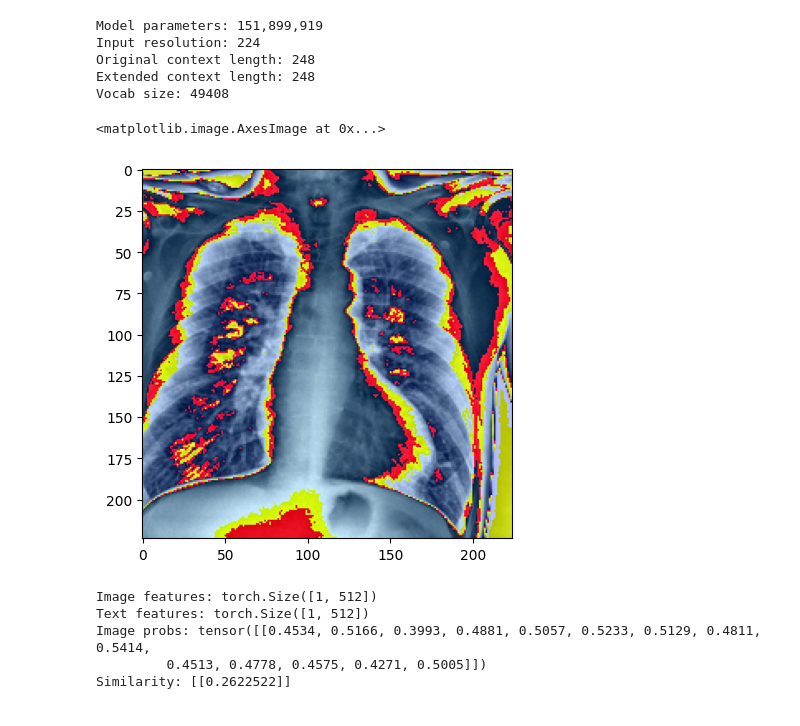
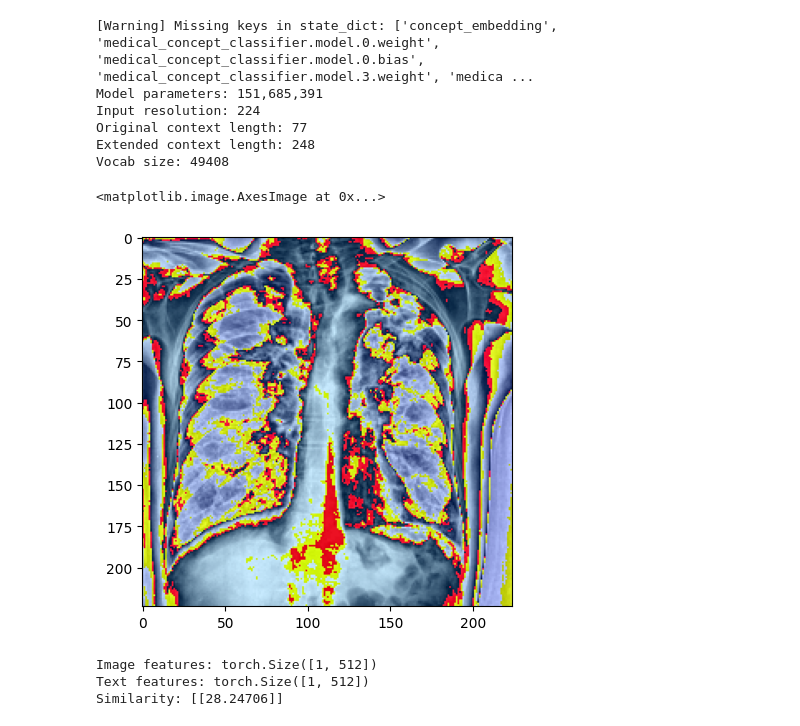
Before and after one commit to tudormihaita/cxr-report-gen, a Jupyter notebook: notebooks/clip-xr-gen-demo.ipynb, the cells around one changed output. Drawn from its saved outputs; the diff is of its cells as text; code cells hidden in the pictures.

Commit message:
demonstration of fine-tuning on a CLIP model for image-text alignment for radiology datasets, based on CheXzero's approach.

```diff
--- a/notebooks/clip-xr-gen-demo.ipynb
+++ b/notebooks/clip-xr-gen-demo.ipynb
@@ -9,7 +10,7 @@ from PIL import Image
 from torchvision import transforms
 from loaders import CxrDataLoader
 # %%
-CHECKPOINT_PATH = "./output/clip_cxr_model.pt"
+CHECKPOINT_PATH = "./output"
 
 args = argparse.Namespace(
     dataset_name='iu-xray',
@@ -18,7 +19,8 @@ args = argparse.Namespace(
     max_seq_length=248
 )
 # %%
-model, preprocess = clip.load(CHECKPOINT_PATH, load_from_clip=False, load_checkpoint=True)
+model_path = os.path.join(CHECKPOINT_PATH, "best_128_5e-05_original_22000_0.855.pt")
+model, preprocess = clip.load(model_path, load_from_clip=False, load_checkpoint=True)
 
 input_resolution = model.visual.input_resolution
 context_length = model.context_length
@@ -31,47 +33,47 @@ print("Original context length:", context_length)
 print("Extended context length:", extended_context_length)
 print("Vocab size:", vocab_size)
 # %% [output]
-Model parameters: 151,899,919
+[Warning] Missing keys in state_dict: ['concept_embedding', 'medical_concept_classifier.model.0.weight', 'medical_concept_classifier.model.0.bias', 'medical_concept_classifier.model.3.weight', 'medica ...
+Model parameters: 151,685,391
 Input resolution: 224
-Original context length: 248
+Original context length: 77
 Extended context length: 248
 Vocab size: 49408
 # %%
-test_loader = CxrDataLoader(args, split='test', transform=preprocess)
+test_loader = CxrDataLoader(args, split='val', transform=preprocess)
 
 test_loader_iter = iter(test_loader)
 entry = next(test_loader_iter)
 
 image = transforms.ToPILImage()(entry["image"][0])
 image = image.convert("RGB")
 
 plt.imshow(image, cmap="gray")
 # %% [output]
 <matplotlib.image.AxesImage at 0x...>
-[figure, old version]
+[figure, new version]
 # %%
 image_tensor = entry["image"][0].unsqueeze(0)
 report = entry["report"][0]
 
 proj_features, image_features = model.encode_image(image_tensor)
-text_features = model.encode_text(clip.tokenize(report)).float()
+text_features = model.encode_text(clip.tokenize(report, extended_context=False)).float()
 
 print(f"Image features: {proj_features.shape}")
 print(f"Text features: {text_features.shape}")
 
 proj_features /= proj_features.norm(dim=-1, keepdim=True)
 text_features /= text_features.norm(dim=-1, keepdim=True)
-similarity = text_features.detach().numpy() @ proj_features.detach().numpy().T
+logit_scale = model.logit_scale.exp().clamp(max=100)
+similarity = (logit_scale * (text_features @ proj_features.T)).detach().cpu().numpy()
 
-with torch.no_grad():
-    output = model.predict_medical_concepts(image_features)
-    probs = output["probs"]
+# with torch.no_grad():
+#     output = model.predict_medical_concepts(image_features)
+#     probs = output["probs"]
 
-print(f"Image probs: {probs}")
+# print(f"Image probs: {probs}")
 print(f"Similarity: {similarity}")
 # %% [output]
 Image features: torch.Size([1, 512])
 Text features: torch.Size([1, 512])
-Image probs: tensor([[0.4534, 0.5166, 0.3993, 0.4881, 0.5057, 0.5233, 0.5129, 0.4811, 0.5414,
-         0.4513, 0.4778, 0.4575, 0.4271, 0.5005]])
-Similarity: [[0.2622522]]
+Similarity: [[28.24706]]
```
Also changed, not shown: parts of 2 cells of this notebook.
